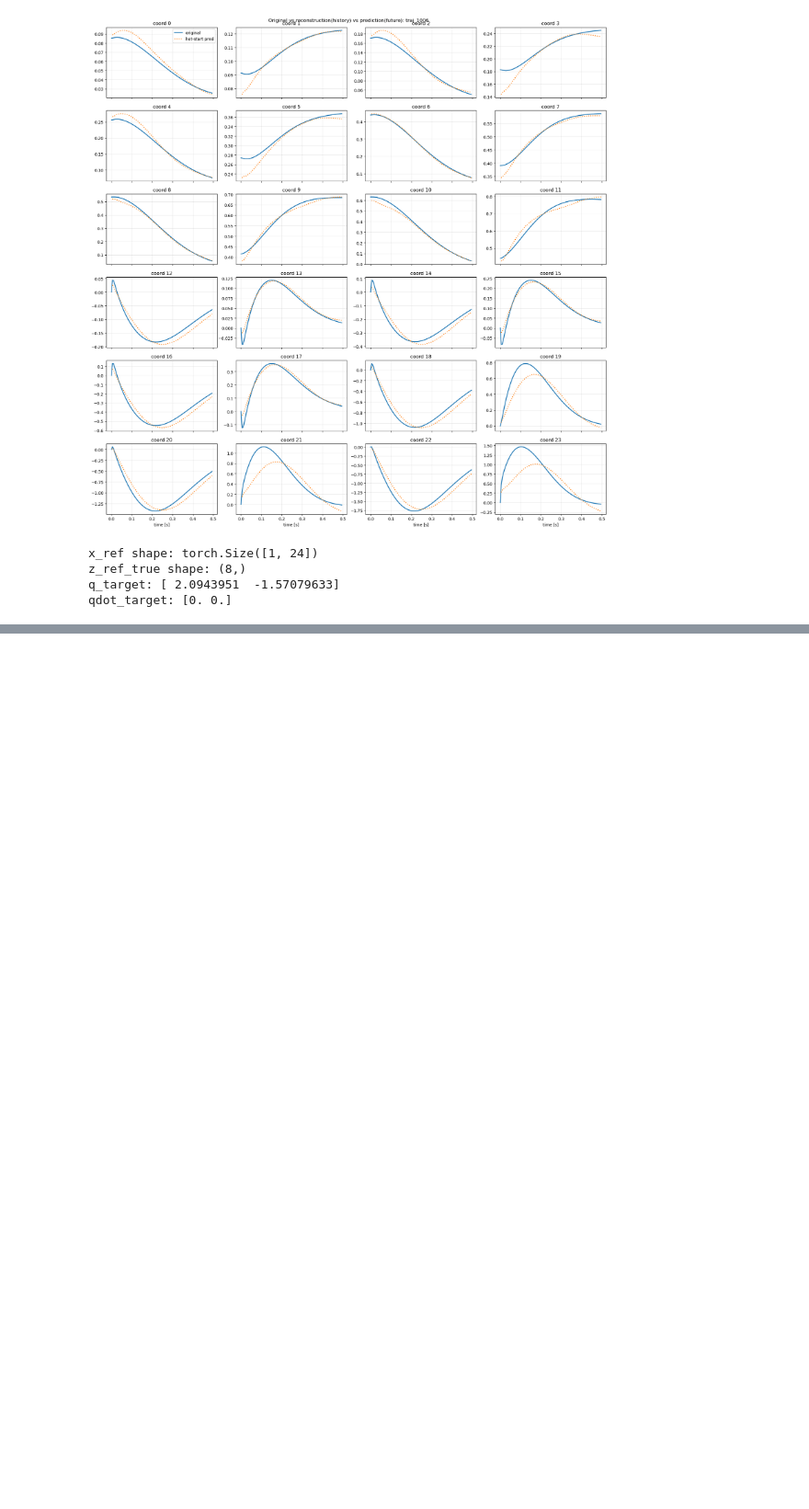
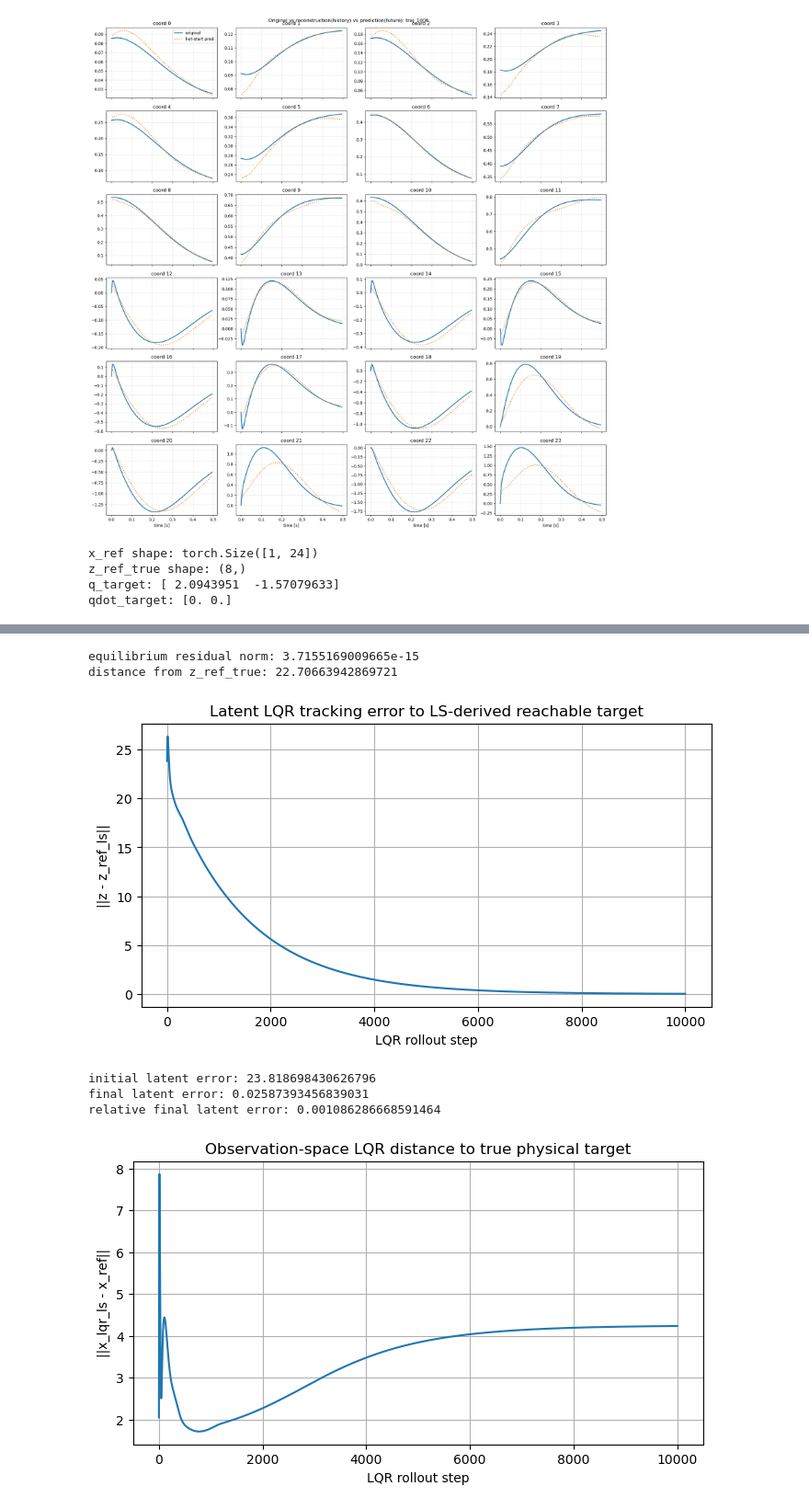
Before and after one commit to kiranThyagarajan/master-thesis, a Jupyter notebook: src/koopman-markers.ipynb, the cells around one changed output, grey strips where cells are left out. Shown at 92% size. Saved outputs shown, nothing was run; the diff lists cells and outputs as text; code cells hidden in the pictures; blank space fills up the shorter version.

```diff
--- a/src/koopman-markers.ipynb
+++ b/src/koopman-markers.ipynb
@@ -898,0 +683,78 @@ error norm:
+# %%
+# Experiment 1 : use u_ls, compute z_ref_ls, run LQR
+
+z_start_np = z_start.copy() # z[0].detach().cpu().numpy()[0]
+z_ref = z_ref_true.copy()
+
+I = np.eye(A0.shape[0])
+
+# Compute u_ref using least squares
+
+v = (I - A0) @ z_ref
+u_ref_ls = np.linalg.lstsq(B0, v, rcond=None)[0]
+
+# Compute z_ref generated by u_ref_ls
+
+z_ref_ls = np.linalg.solve(I - A0, B0 @ u_ref_ls)
+
+equilibrium_residual = z_ref_ls - (A0 @ z_ref_ls + B0 @ u_ref_ls)
+
+print("equilibrium residual norm:", np.linalg.norm(equilibrium_residual))
+print("distance from z_ref_true:", np.linalg.norm(z_ref_ls - z_ref_true))
+
+# Run LQR around z_ref_ls, u_ref_ls
+
+K_ls = discrete_lqr_gain(A0, B0, Q, R)
+
+z_lqr_ls, u_lqr_ls = latent_lqr_rollout(A0, B0, z_start_np, z_ref_ls, u_ref_ls, K_ls, steps=10000, u_clip=None)
+
+# Plot latent error to LS-derived reference
+
+latent_error_ls = np.linalg.norm(z_lqr_ls - z_ref_ls[None, :], axis=1)
+
+plt.figure(figsize=(8, 4))
+plt.plot(latent_error_ls)
+plt.xlabel("LQR rollout step")
+plt.ylabel("||z - z_ref_ls||")
+plt.title("Latent LQR tracking error to LS-derived reachable target")
+plt.grid(True)
+plt.show()
+
+print("initial latent error:", latent_error_ls[0])
+print("final latent error:", latent_error_ls[-1])
+print("relative final latent error:", latent_error_ls[-1] / latent_error_ls[0])
+
+# Decode LQR trajectory to observation space
+
+z_lqr_ls_tensor = torch.from_numpy(z_lqr_ls).to(device=device, dtype=torch.float64).unsqueeze(0)
+
+autoencoder.eval()
+with torch.no_grad():
+    x_lqr_ls = autoencoder.decoder(z_lqr_ls_tensor)
+
+x_lqr_ls_np = x_lqr_ls.squeeze(0).detach().cpu().numpy()
+x_ref_np_eval = x_ref.squeeze(0).detach().cpu().numpy()
+
+# Plot observation-space error to true physical target
+
+obs_error_lqr_ls = np.linalg.norm(x_lqr_ls_np - x_ref_np_eval[None, :], axis=1)
+
+plt.figure(figsize=(8, 4))
+plt.plot(obs_error_lqr_ls)
+plt.xlabel("LQR rollout step")
+plt.ylabel("||x_lqr_ls - x_ref||")
+plt.title("Observation-space LQR distance to true physical target")
+plt.grid(True)
+plt.show()
+
+print("initial observation error:", obs_error_lqr_ls[0])
+print("final observation error:", obs_error_lqr_ls[-1])
+print("relative final observation error:", obs_error_lqr_ls[-1] / obs_error_lqr_ls[0])
+# %% [output]
+equilibrium residual norm: 3.7155169009665e-15
+distance from z_ref_true: 22.70663942869721
+[figure, added]
+initial latent error: 23.818698430626796
+final latent error: 0.02587393456839031
+relative final latent error: 0.001086286668591464
+[figure, added]
```
Also changed, not shown: parts of 16 cells of this notebook.
